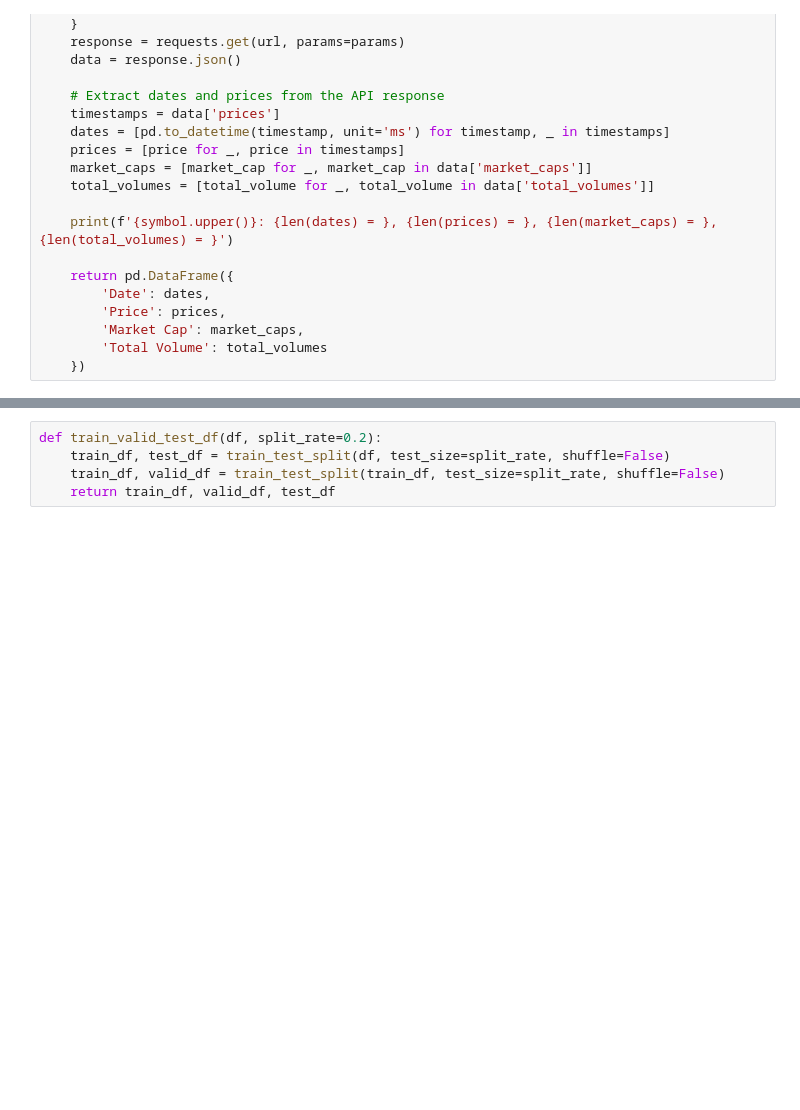
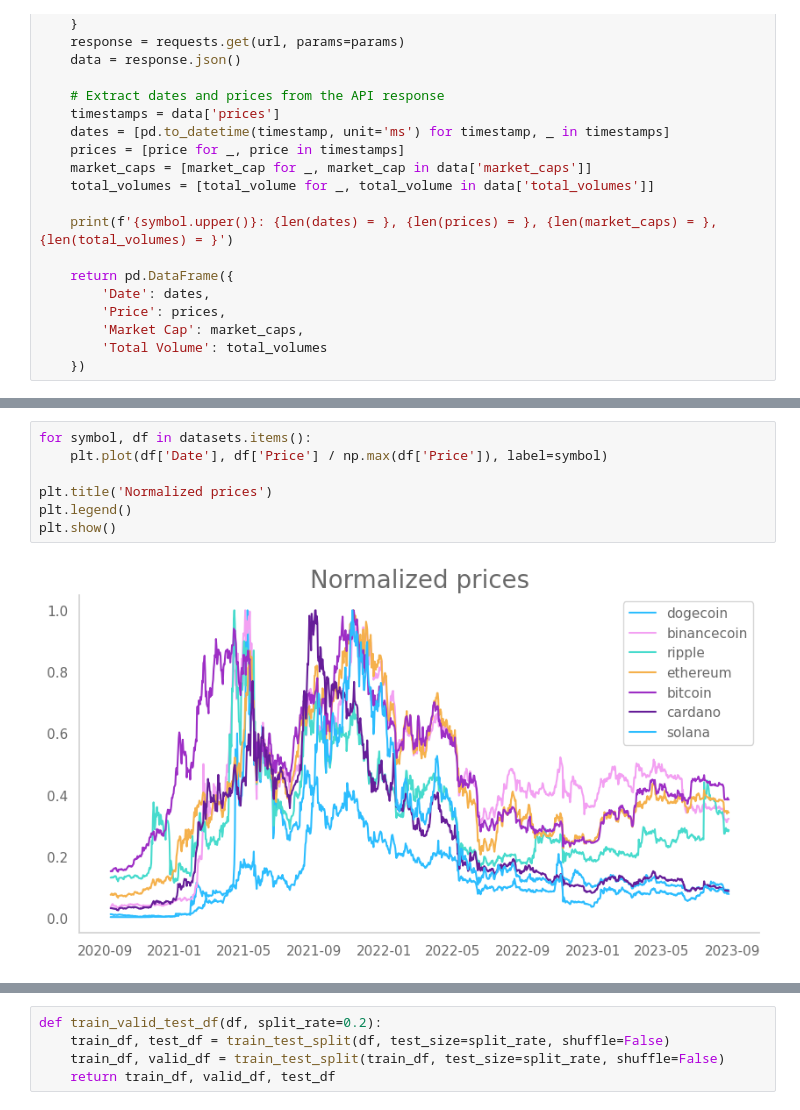
Before and after one commit to damiano1996/gym-trading, a Jupyter notebook: examples/example-Copy1.ipynb, the cells around one changed output, grey strips where cells are left out. Drawn from its saved outputs; the diff is of its cells as text; blank space fills up the shorter version.

```diff
--- a/examples/example-Copy1.ipynb
+++ b/examples/example-Copy1.ipynb
@@ -81,0 +125,9 @@ RIPPLE: len(dates) = 1441, len(prices) = 1441, len(market_caps) = 1441, len(tota
+# %%
+for symbol, df in datasets.items():
+    plt.plot(df['Date'], df['Price'] / np.max(df['Price']), label=symbol)
+
+plt.title('Normalized prices')
+plt.legend()
+plt.show()
+# %% [output]
+[figure, added]
```
Also changed, not shown: parts of 30 cells of this notebook, 7 other files.
